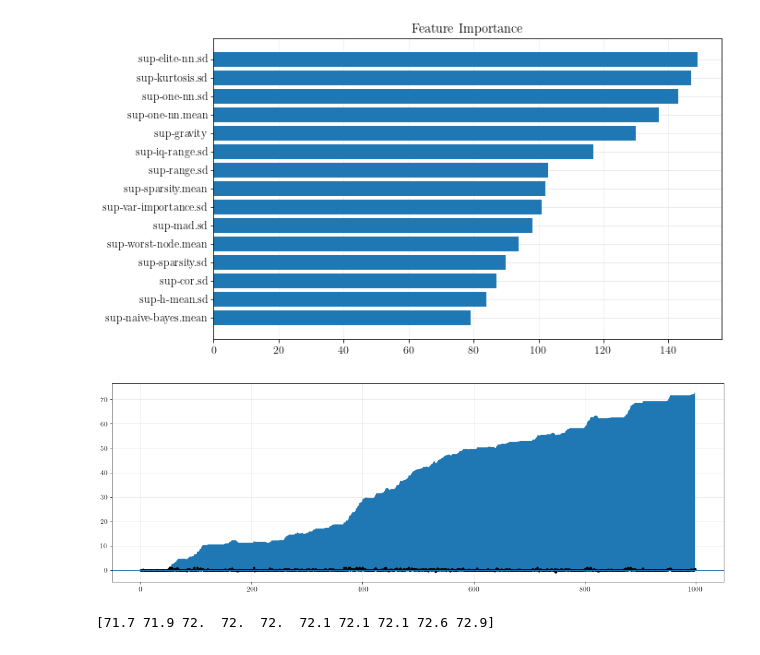
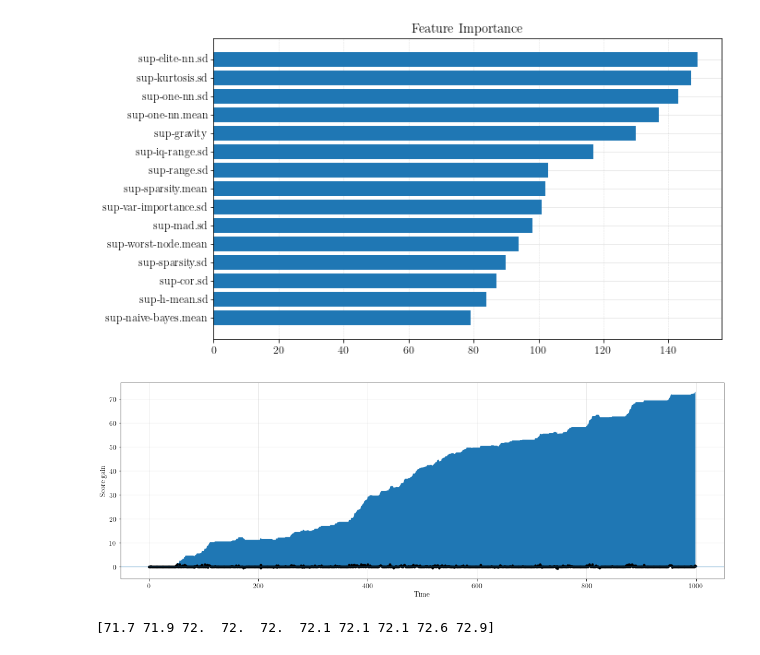
Before and after one commit to maffei2443/meta_experiments, a Jupyter notebook: notebooks/elec2_noninc.ipynb, the cells around one changed output. Drawn from its saved outputs; the diff is of its cells as text; code cells hidden in the pictures.

```diff
--- a/notebooks/elec2_noninc.ipynb
+++ b/notebooks/elec2_noninc.ipynb
@@ -33,10 +34,13 @@ x = np.arange(arange)
 # %%
 plt.figure(figsize=(18, 6))
 plt.fill_between(x, cum, 0)
 plt.scatter(x, difference[:arange], s=10, c='black')
-plt.axhline(0);
+plt.axhline(0)
+plt.xlabel('Time')
+plt.ylabel('Score gain')
+plt.savefig('elec2_ninc_cumsum.pdf', bbox_inches='tight')
 # %% [output]
-[figure, old version]
+[figure, new version]
 # %%
 print(cum[-10:])
 # %% [output]
```
Also changed, not shown: parts of 8 cells of this notebook, 12 other files.
